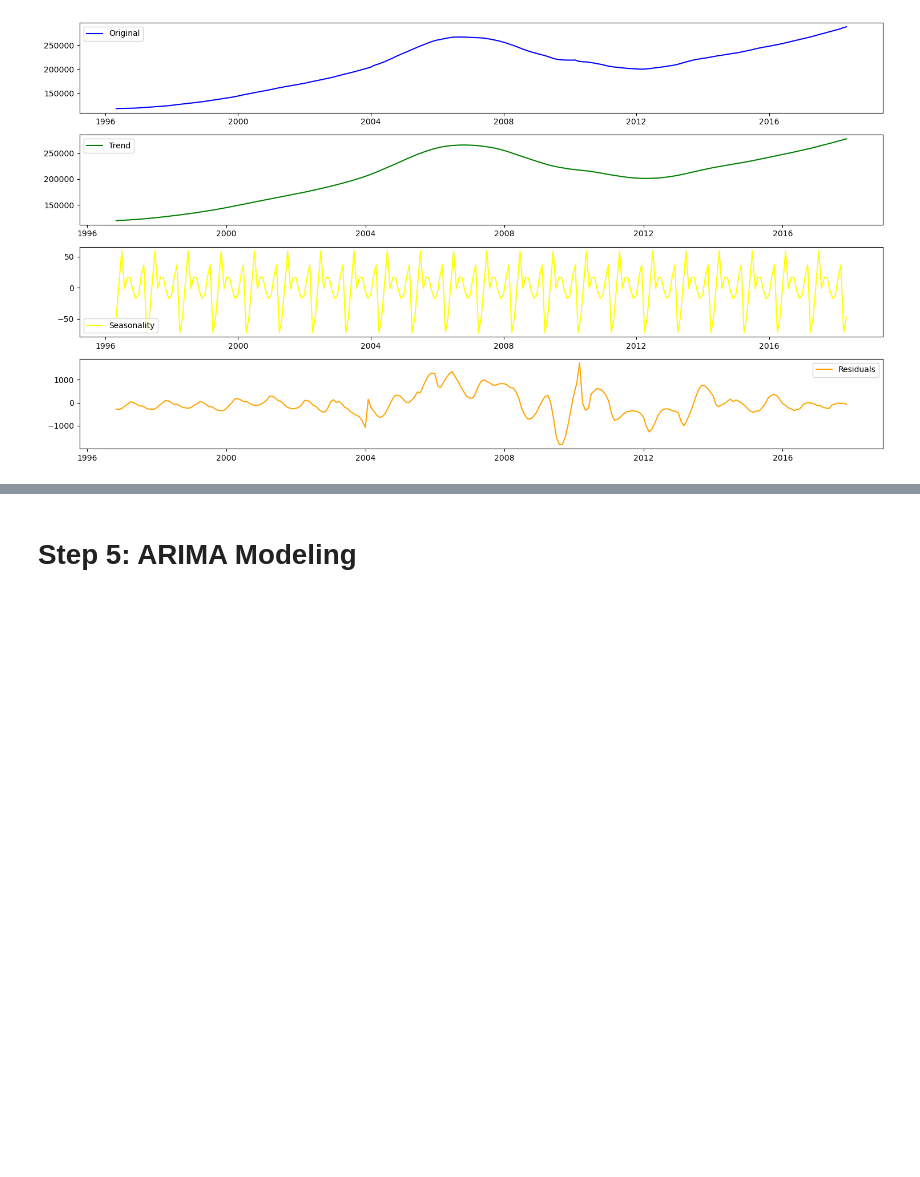
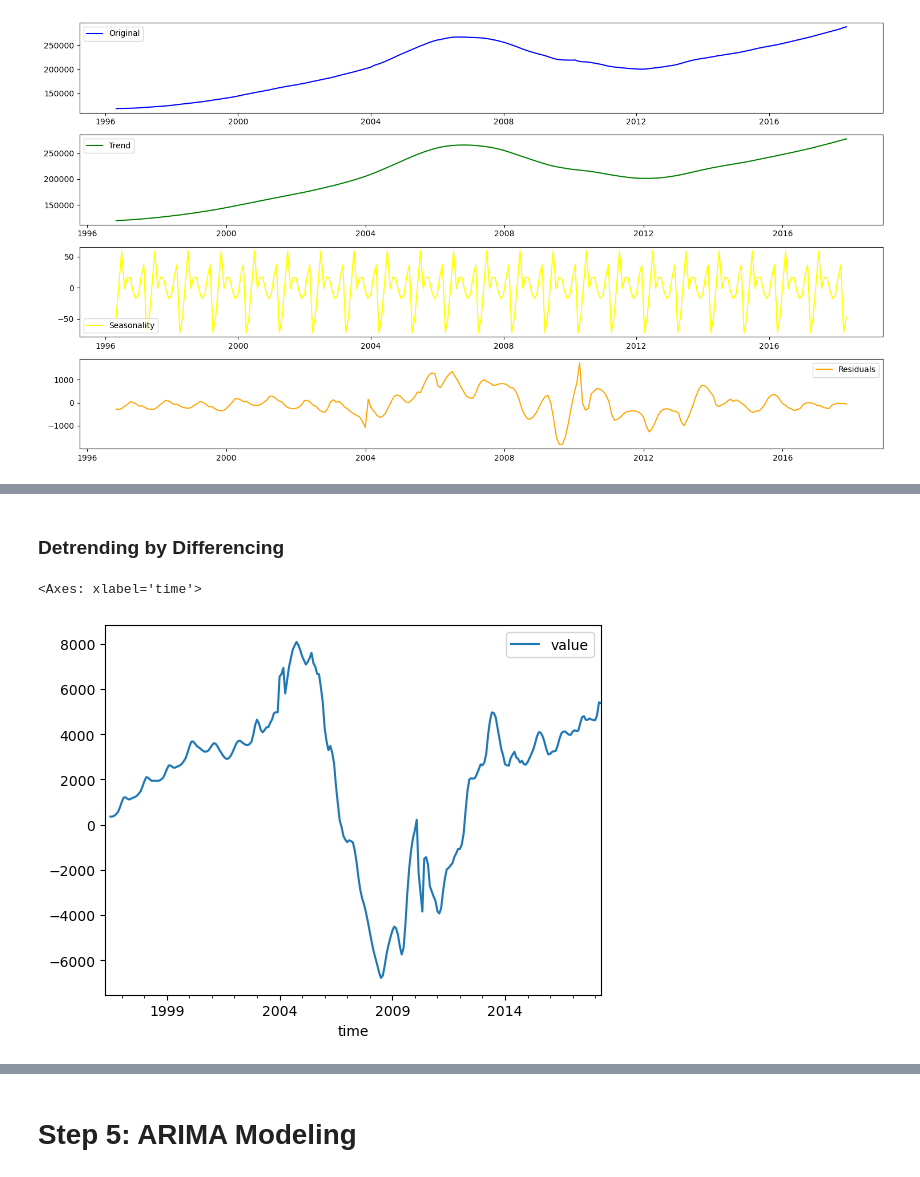
Before and after one commit to Lawez/phase-4-group-project, a Jupyter notebook: starter_notebook.ipynb, the cells around one changed output, grey strips where cells are left out. Drawn from its saved outputs; the diff is of its cells as text; code cells hidden in the pictures; blank space fills up the shorter version.

```diff
--- a/starter_notebook.ipynb
+++ b/starter_notebook.ipynb
@@ -733,0 +751,8 @@ plt.tight_layout()
+# %% [markdown]
+### Detrending by Differencing
+# %%
+# If we take lag = 3 difference. Autocorrlation appears.
+monthly_time_series.diff(periods=3).plot()
+# %% [output]
+<Axes: xlabel='time'>
+[figure, added]
```
Also changed, not shown: parts of 4 cells of this notebook.
